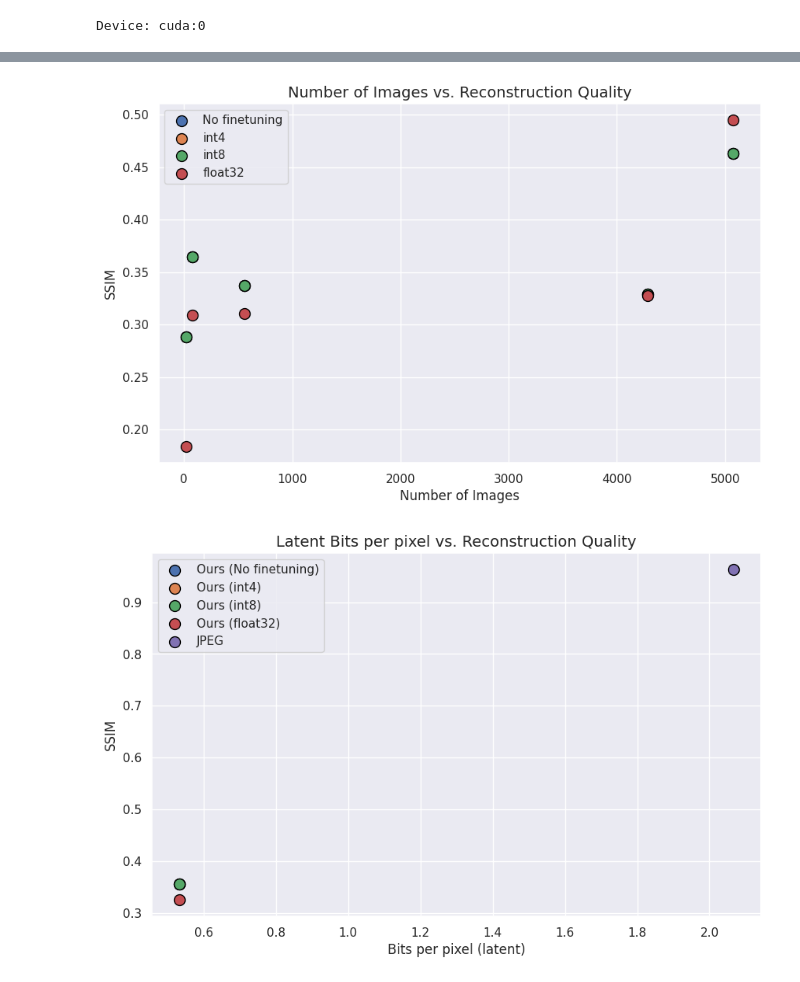
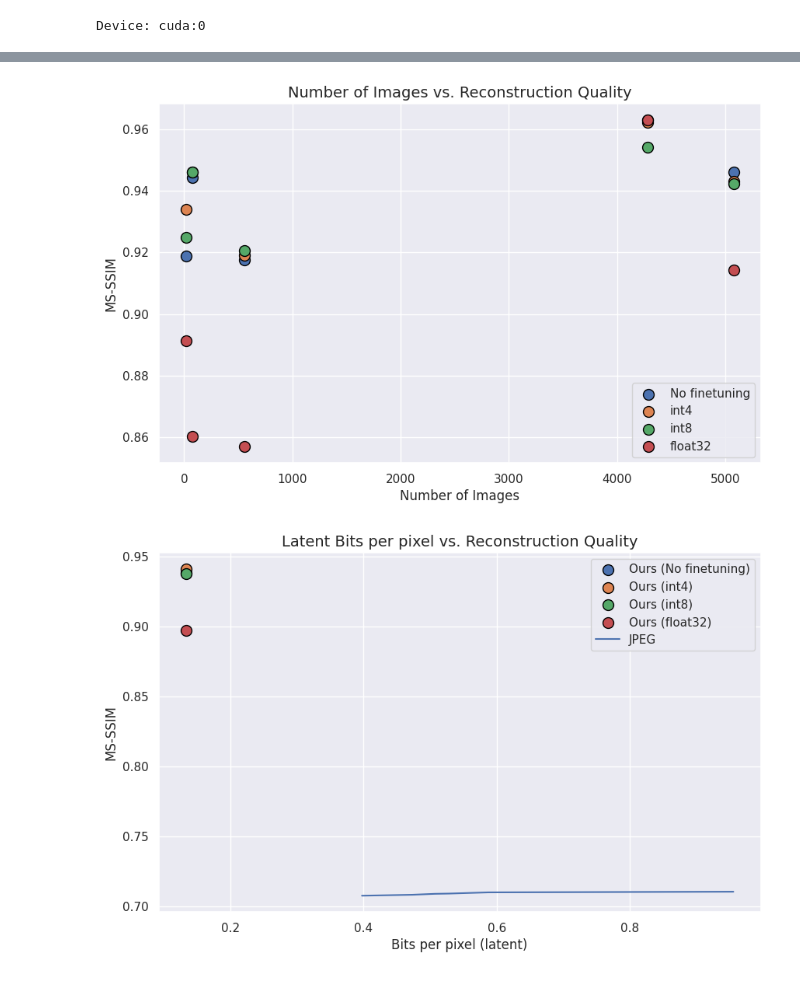
Before and after one commit to timmh/aecompression, a Jupyter notebook: lora.ipynb, the cells around one changed output, grey strips where cells are left out. Drawn from its saved outputs; the diff is of its cells as text; code cells hidden in the pictures.

```diff
--- a/lora.ipynb
+++ b/lora.ipynb
@@ -30,9 +31,11 @@ from lora_modules import LoRAConv2d, LoRALinear, LoRAConvTranspose2d
 device = torch.device("cuda:0") if torch.cuda.is_available() else torch.device("cpu")
 print("Device:", device)
 
-CHECKPOINT_PATH = "best_checkpoints_vanilla/"
-HEIGHT = 96
-WIDTH = 160
+CHECKPOINT_PATH = "best_checkpoints_hyperprior/"
+# HEIGHT = 96
+# WIDTH = 160
+HEIGHT = 96 * 2
+WIDTH = 160 * 2
 PRECISION = 32
 DO_CACHING = False
 # DATASET_ROOT = "/data/vision/beery/scratch/data/iwildcam_unzipped"
@@ -334,13 +409,17 @@ lora_precision_labels = dict({ 32: "float32", 8: "int8", 4: "int4", 0: "No finet
 results_df = pd.DataFrame(results)
 results_df["lora_precision"] = results_df["lora_precision"].fillna(-1)
 
+jpeg_df = pd.DataFrame(jpeg_results)
+
+# has_mssim = np.isfinite(results_df["test_ms_ssim"]).any() and np.isfinite(jpeg_df["ms_ssim"]).any()
+has_mssim = True
 
 # Bar chart
 plt.figure(figsize=(10, 6))
 for lora_precision in results_df["lora_precision"].unique():
-    plt.bar(results_df[results_df["lora_precision"] == lora_precision]["loc_id"], results_df[results_df["lora_precision"] == lora_precision]["test_ssim"], edgecolor='black', label=lora_precision_labels[lora_precision])
+    plt.bar(results_df[results_df["lora_precision"] == lora_precision]["loc_id"], results_df[results_df["lora_precision"] == lora_precision]["test_ms_ssim" if has_mssim else "test_ssim"], edgecolor='black', label=lora_precision_labels[lora_precision])
 plt.xlabel("Location ID", fontsize=12)
-plt.ylabel("SSIM", fontsize=12)
+plt.ylabel("MS-SSIM" if has_mssim else "SSIM", fontsize=12)
 plt.title("Reconstruction Quality by Location", fontsize=14)
 plt.grid(True)
 plt.legend()
@@ -349,9 +428,9 @@ plt.show()
 # Scatter plot of number of images vs. reconstruction error
 plt.figure(figsize=(10, 6))
 for lora_precision in results_df["lora_precision"].unique():
-    plt.scatter(results_df[results_df["lora_precision"] == lora_precision]["n_images"], results_df[results_df["lora_precision"] == lora_precision]["test_ssim"], edgecolor='black', s=100, label=lora_precision_labels[lora_precision])
+    plt.scatter(results_df[results_df["lora_precision"] == lora_precision]["n_images"], results_df[results_df["lora_precision"] == lora_precision]["test_ms_ssim" if has_mssim else "test_ssim"], edgecolor='black', s=100, label=lora_precision_labels[lora_precision])
 plt.xlabel("Number of Images", fontsize=12)
-plt.ylabel("SSIM", fontsize=12)
+plt.ylabel("MS-SSIM" if has_mssim else "SSIM", fontsize=12)
 plt.title("Number of Images vs. Reconstruction Quality", fontsize=14)
 plt.grid(True)
 plt.legend()
@@ -360,10 +439,11 @@ plt.show()
 # Latent Bits per pixel
 plt.figure(figsize=(10, 6))
 for lora_precision in results_df["lora_precision"].unique():
-    plt.scatter(results_df[results_df["lora_precision"] == lora_precision]["latent_bpp"].mean(), results_df[results_df["lora_precision"] == lora_precision]["test_ssim"].mean(), edgecolor='black', s=100, label=f"Ours ({lora_precision_labels[lora_precision]})")
-plt.scatter(np.mean(jpeg_bpp), np.mean(jpeg_ssim), edgecolor='black', s=100, label="JPEG")
+    plt.scatter(results_df[results_df["lora_precision"] == lora_precision]["latent_bpp"].mean(), results_df[results_df["lora_precision"] == lora_precision]["test_ms_ssim" if has_mssim else "test_ssim"].mean(), edgecolor='black', s=100, label=f"Ours ({lora_precision_labels[lora_precision]})")
+jpeg_df_agg = jpeg_df.groupby("quality").mean()
+plt.plot(jpeg_df_agg["bpp"], jpeg_df_agg["ms_ssim" if has_mssim else "ssim"], label="JPEG")
 plt.xlabel("Bits per pixel (latent)", fontsize=12)
-plt.ylabel("SSIM", fontsize=12)
+plt.ylabel("MS-SSIM" if has_mssim else "SSIM", fontsize=12)
 plt.title("Latent Bits per pixel vs. Reconstruction Quality", fontsize=14)
 plt.grid(True)
 plt.legend()
@@ -372,12 +452,24 @@ plt.show()
 # Param Bits per pixel
 plt.figure(figsize=(10, 6))
 for lora_precision in results_df["lora_precision"].unique():
-    plt.scatter((results_df[results_df["lora_precision"] == lora_precision]["param_bpp"] / results_df[results_df["lora_precision"] == lora_precision]["n_images"]).mean(), results_df[results_df["lora_precision"] == lora_precision]["test_ssim"].mean(), edgecolor='black', s=100, label=f"Ours ({lora_precision_labels[lora_precision]})")
-plt.scatter(0, np.mean(jpeg_ssim), edgecolor='black', s=100, label="JPEG")
+    plt.scatter((results_df[results_df["lora_precision"] == lora_precision]["param_bpp"] / results_df[results_df["lora_precision"] == lora_precision]["n_images"]).mean(), results_df[results_df["lora_precision"] == lora_precision]["test_ms_ssim" if has_mssim else "test_ssim"].mean(), edgecolor='black', s=100, label=f"Ours ({lora_precision_labels[lora_precision]})")
+plt.plot(0 * jpeg_df_agg["bpp"], jpeg_df_agg["ms_ssim" if has_mssim else "ssim"], label="JPEG")
 plt.xlabel("Bits per pixel (parameter, amortized over all images)", fontsize=12)
-plt.ylabel("SSIM", fontsize=12)
+plt.ylabel("MS-SSIM" if has_mssim else "SSIM", fontsize=12)
 plt.title("Parameter Bits per pixel vs. Reconstruction Quality", fontsize=14)
 plt.grid(True)
 plt.legend()
 plt.show()
+
+# Total Bits per pixel
+plt.figure(figsize=(10, 6))
+for lora_precision in results_df["lora_precision"].unique():
+    plt.scatter(results_df[results_df["lora_precision"] == lora_precision]["latent_bpp"].mean() + (results_df[results_df["lora_precision"] == lora_precision]["param_bpp"] / results_df[results_df["lora_precision"] == lora_precision]["n_images"]).mean(), results_df[results_df["lora_precision"] == lora_precision]["test_ms_ssim" if has_mssim else "test_ssim"].mean(), edgecolor='black', s=100, label=f"Ours ({lora_precision_labels[lora_precision]})")
+plt.plot(jpeg_df_agg["bpp"], jpeg_df_agg["ms_ssim" if has_mssim else "ssim"], label="JPEG")
+plt.xlabel("Bits per pixel (latent + parameter, amortized over all images)", fontsize=12)
+plt.ylabel("MS-SSIM" if has_mssim else "SSIM", fontsize=12)
+plt.title("Total Bits per pixel vs. Reconstruction Quality", fontsize=14)
+plt.grid(True)
+plt.legend()
+plt.show()
 # %% [output]
@@ -385,2 +477,2 @@ plt.show()
-[figure, old version]
+[figure, new version]
-[figure, old version]
+[figure, new version]
```
Also changed, not shown: parts of 6 cells of this notebook, 2 other files.
